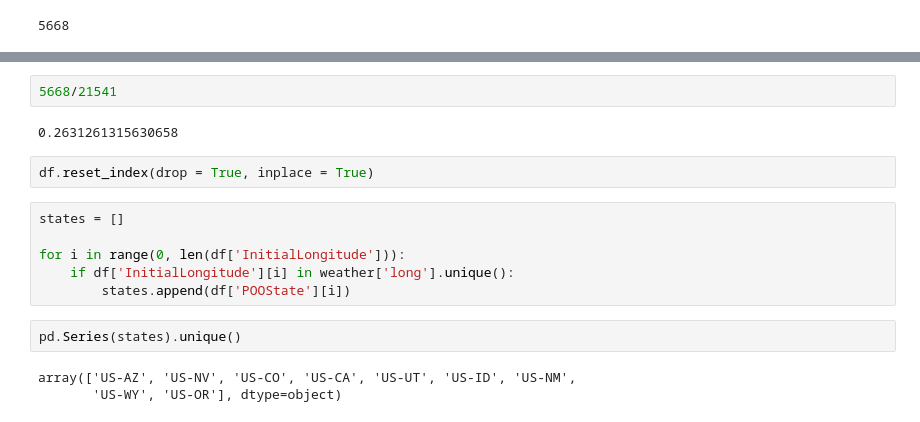
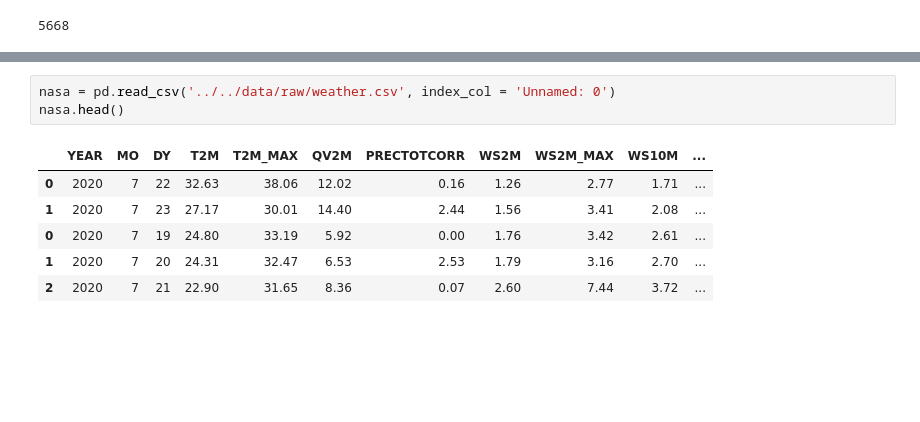
Before and after one commit to jeff-shakes/Wildfire_Size_Prediction, a Jupyter notebook: src/01_cleaning_eda/JA_Cleaning.ipynb, the cells around one changed output, grey strips where cells are left out. Saved outputs shown, nothing was run; the diff lists cells and outputs as text; blank space fills up the shorter version.

```diff
--- a/src/01_cleaning_eda/JA_Cleaning.ipynb
+++ b/src/01_cleaning_eda/JA_Cleaning.ipynb
@@ -254,17 +243,10 @@ counter
-# %%
-5668/21541
-# %% [output]
-0.2631261315630658
-# %%
-df.reset_index(drop = True, inplace = True)
-# %%
-states = []
-
-for i in range(0, len(df['InitialLongitude'])):
-    if df['InitialLongitude'][i] in weather['long'].unique():
-        states.append(df['POOState'][i])
-# %%
-pd.Series(states).unique()
-# %% [output]
-array(['US-AZ', 'US-NV', 'US-CO', 'US-CA', 'US-UT', 'US-ID', 'US-NM',
-       'US-WY', 'US-OR'], dtype=object)
+# %%
+nasa = pd.read_csv('../../data/raw/weather.csv', index_col = 'Unnamed: 0')
+nasa.head()
+# %% [output]
+|  | YEAR | MO | DY | T2M | T2M_MAX | QV2M | PRECTOTCORR | WS2M | WS2M_MAX | WS10M | ... |
+| 0 | 2020 | 7 | 22 | 32.63 | 38.06 | 12.02 | 0.16 | 1.26 | 2.77 | 1.71 | ... |
+| 1 | 2020 | 7 | 23 | 27.17 | 30.01 | 14.40 | 2.44 | 1.56 | 3.41 | 2.08 | ... |
+| 0 | 2020 | 7 | 19 | 24.80 | 33.19 | 5.92 | 0.00 | 1.76 | 3.42 | 2.61 | ... |
+| 1 | 2020 | 7 | 20 | 24.31 | 32.47 | 6.53 | 2.53 | 1.79 | 3.16 | 2.70 | ... |
+| 2 | 2020 | 7 | 21 | 22.90 | 31.65 | 8.36 | 0.07 | 2.60 | 7.44 | 3.72 | ... |
```
Also changed, not shown: parts of 5 cells of this notebook, 7 other files.
